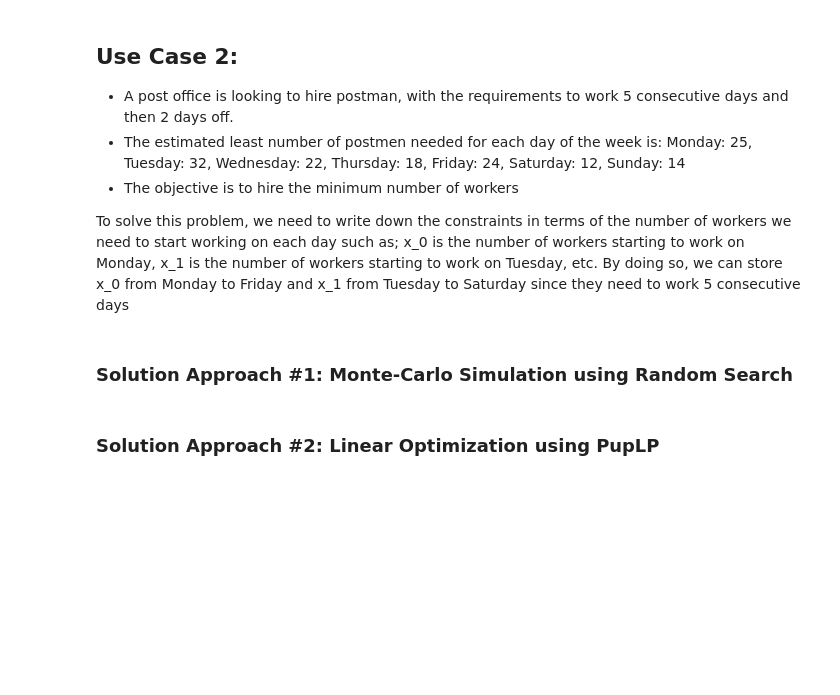
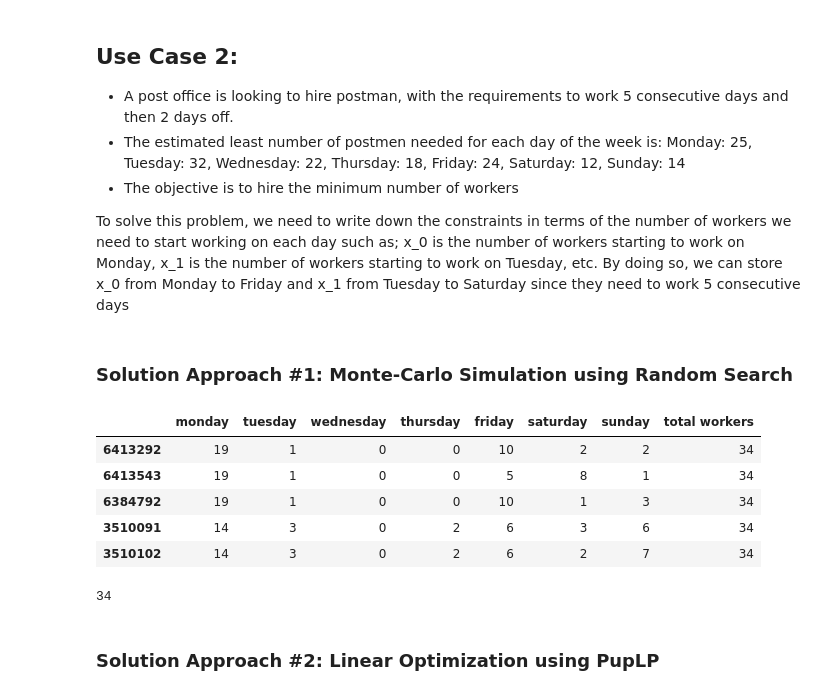
Before and after one commit to Sebastian1981/Operations_Research, a Jupyter notebook: experiments/optimization_pocs.ipynb, the cells around one changed output. Saved outputs shown, nothing was run; the diff lists cells and outputs as text; code cells hidden in the pictures; blank space fills up the shorter version.

```diff
--- a/experiments/optimization_pocs.ipynb
+++ b/experiments/optimization_pocs.ipynb
@@ -202,0 +190,11 @@ print('The bakery should bake {} pies and {} cakes to maximize profit of {} $'.f
+# %%
+# make dataframe
+d = {'monday': workers_mon,
+     'tuesday': workers_tue,
+     'wednesday': workers_wed,
+     'thursday': workers_thu,
+     'friday': workers_fri,
+     'saturday': workers_sat,
+     'sunday': workers_sun,
+     'total workers': workers}
+mcs_results = pd.DataFrame(data=d)
@@ -203,3 +204,19 @@ print('The bakery should bake {} pies and {} cakes to maximize profit of {} $'.f
+# %%
+# sort by number of toal workers
+mcs_results = mcs_results.sort_values(by='total workers', ascending=True)
+mcs_results.head()
+# %% [output]
+|  | monday | tuesday | wednesday | thursday | friday | saturday | sunday | total workers |
+| 6413292 | 19 | 1 | 0 | 0 | 10 | 2 | 2 | 34 |
+| 6413543 | 19 | 1 | 0 | 0 | 5 | 8 | 1 | 34 |
+| 6384792 | 19 | 1 | 0 | 0 | 10 | 1 | 3 | 34 |
+| 3510091 | 14 | 3 | 0 | 2 | 6 | 3 | 6 | 34 |
+| 3510102 | 14 | 3 | 0 | 2 | 6 | 2 | 7 | 34 |
+# %%
+# find best parameters to miminize workers
+print('The least total number of workers required is: ', mcs_results.iloc[0,:]['total workers'])
+# %% [output]
+34
 # %% [markdown]
 ### Solution Approach #2: Linear Optimization using PupLP
 # %%
```
Also changed, not shown: parts of 2 cells of this notebook.
